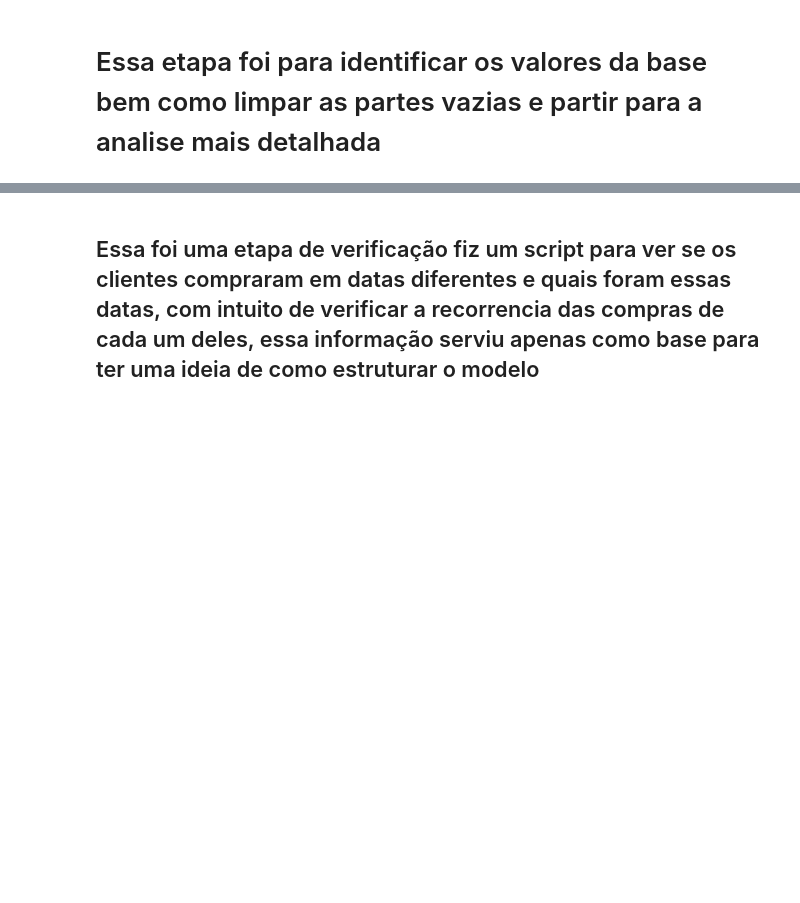
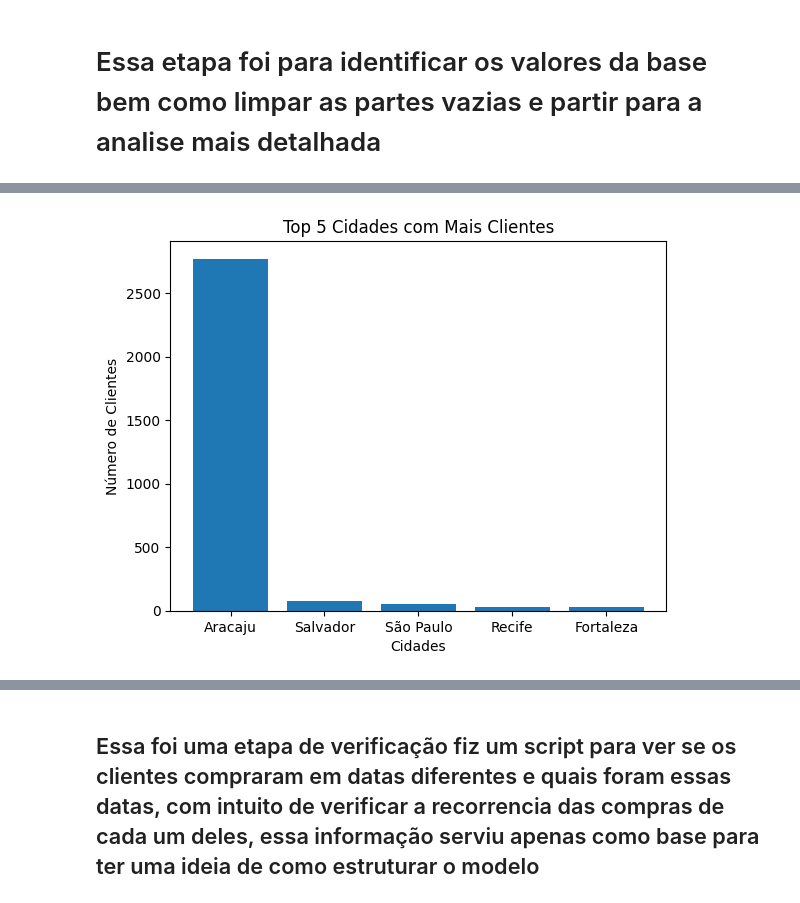
Before and after one commit to wesengp/Projeto-Machinelearning, a Jupyter notebook: Desafio_Bazico.ipynb, the cells around one changed output, grey strips where cells are left out. Cells and saved outputs as stored; diff of their text form; code cells hidden in the pictures; blank space fills up the shorter version.

```diff
--- a/Desafio_Bazico.ipynb
+++ b/Desafio_Bazico.ipynb
@@ -56,0 +101,9 @@ display(tabela_vendas_produtos.describe().round(3))
+# %%
+top_cidades = tabela_clientes['Cidade'].value_counts().head(5)
+plt.bar(top_cidades.index, top_cidades.values)
+plt.title('Top 5 Cidades com Mais Clientes')
+plt.xlabel('Cidades')
+plt.ylabel('Número de Clientes')
+plt.show()
+# %% [output]
+[figure, added]
```
Also changed, not shown: parts of 26 cells of this notebook.
